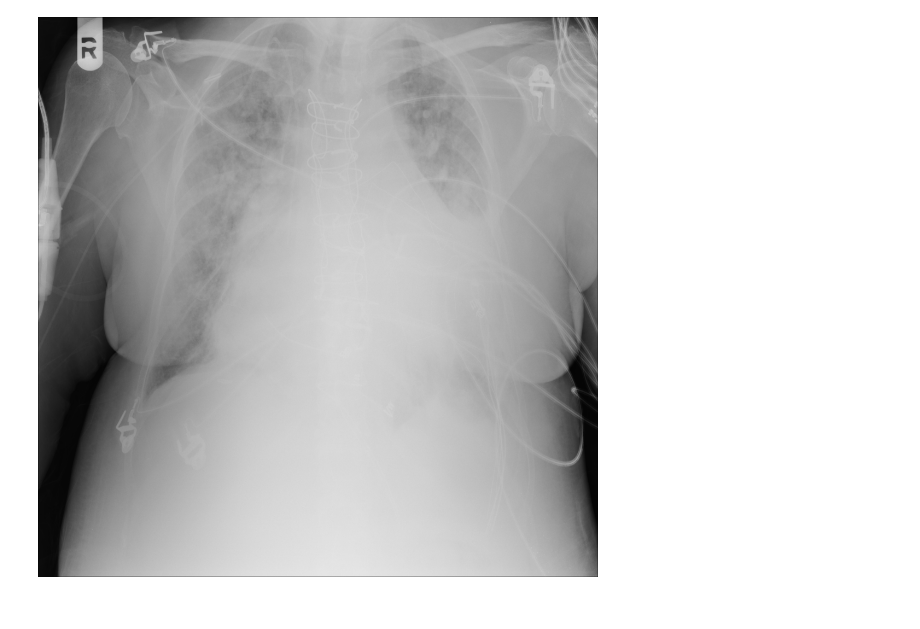
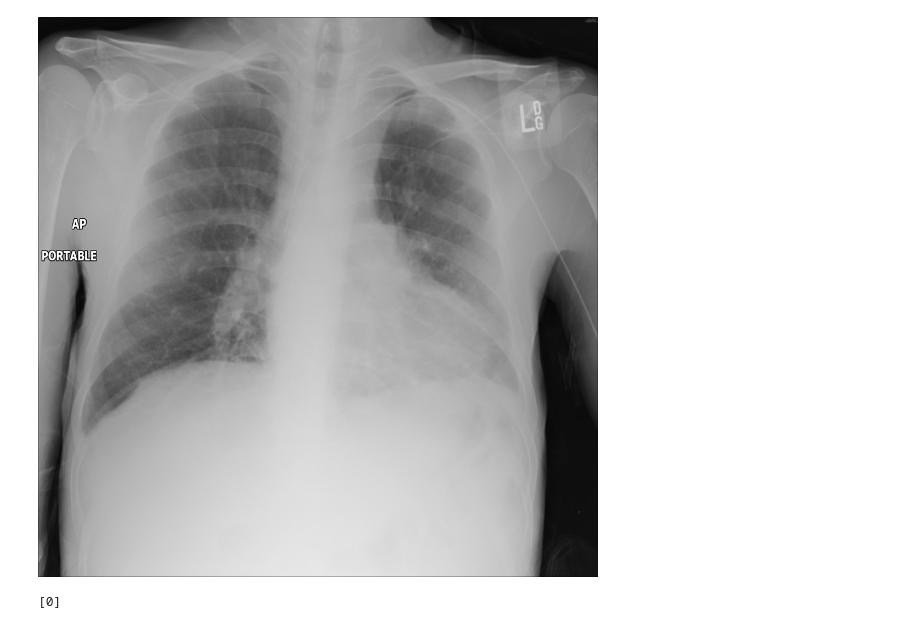
Before and after one commit to foxojs/nih_cxr_project, a Jupyter notebook: vit_pretrained_fine_tune/gradcam.ipynb, the cells around one changed output. Saved outputs shown, nothing was run; the diff lists cells and outputs as text; code cells hidden in the pictures.

```diff
--- a/vit_pretrained_fine_tune/gradcam.ipynb
+++ b/vit_pretrained_fine_tune/gradcam.ipynb
@@ -165,5 +195,9 @@ tensor([[0.2667, 0.6198, 0.6023, 0.6026, 0.6723, 0.3711, 0.2039, 0.4953, 0.1570,
        grad_fn=<SigmoidBackward0>)
 # %%
-ds_test[95]['image']
+ds_test[2500]['image']
 # %% [output]
-[figure, old version]
+[figure, new version]
+# %%
+ds_test[2500]['labels']
+# %% [output]
+[0]
```
Also changed, not shown: parts of 3 cells of this notebook.
